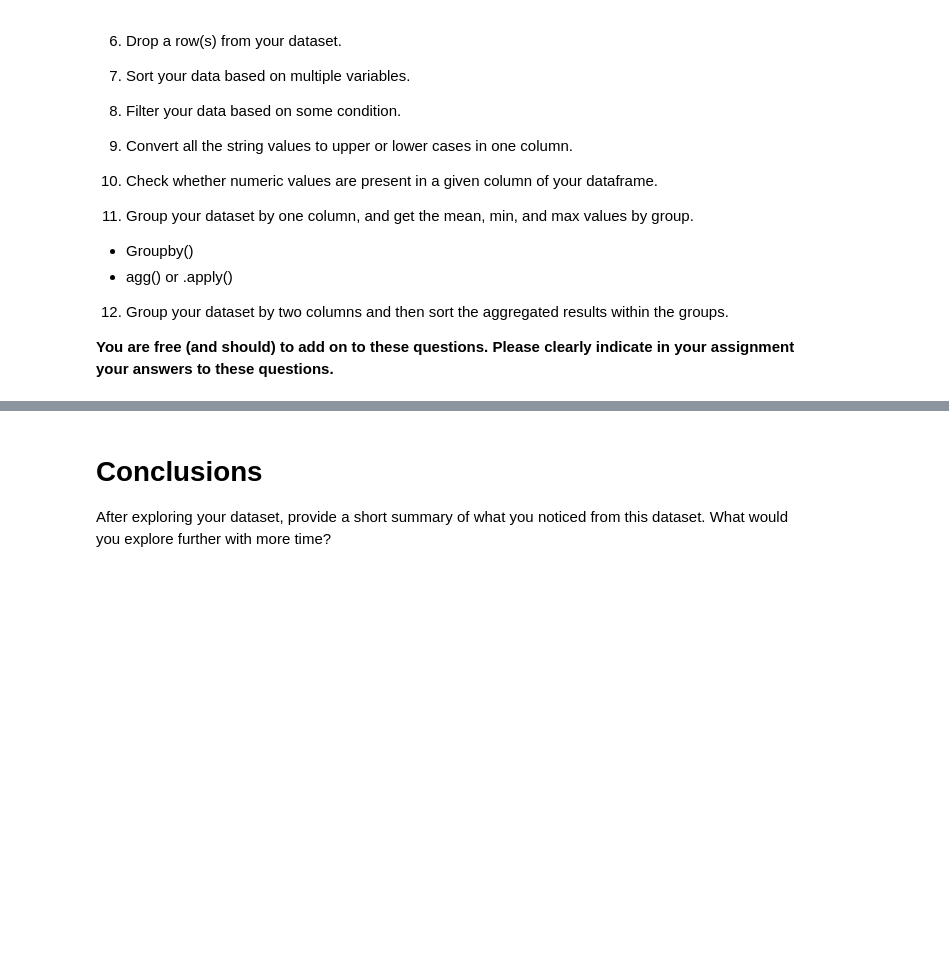
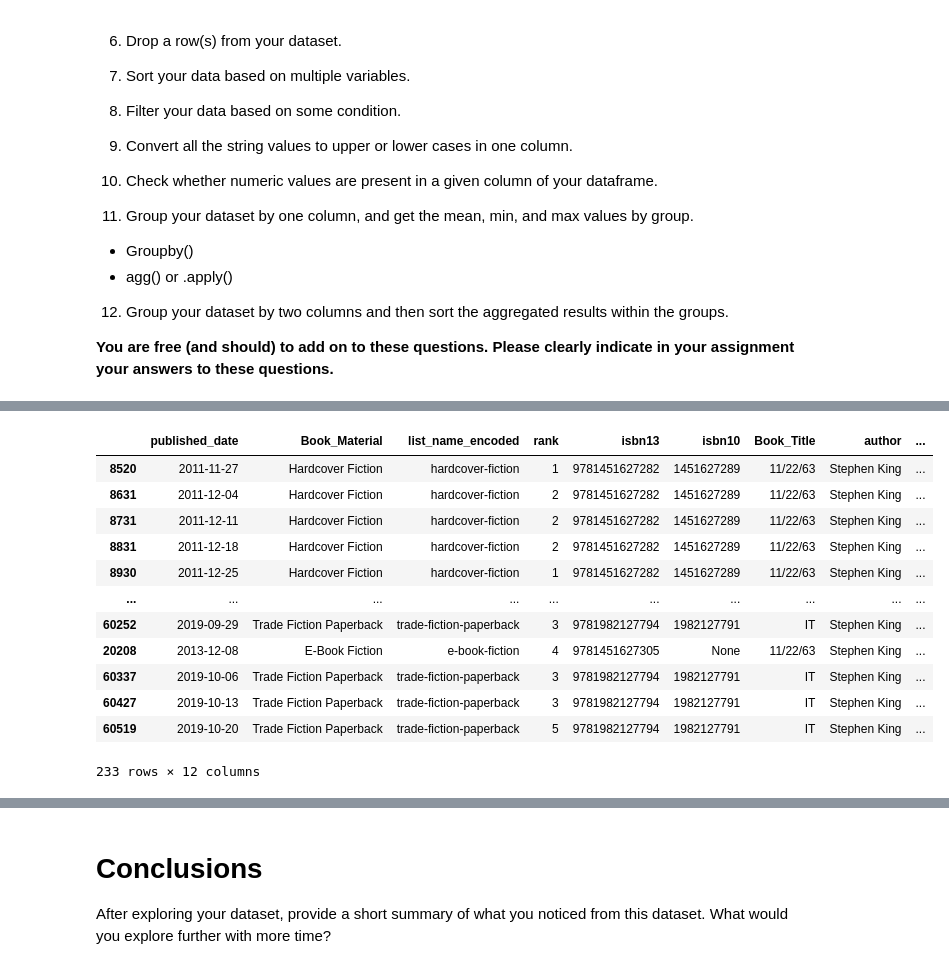
Before and after one commit to pujaroy280/DATA602Assignment7, a Jupyter notebook: Puja_Roy_07_assignment.ipynb, the cells around one changed output, grey strips where cells are left out. Saved outputs shown, nothing was run; the diff lists cells and outputs as text; code cells hidden in the pictures; blank space fills up the shorter version.

```diff
--- a/Puja_Roy_07_assignment.ipynb
+++ b/Puja_Roy_07_assignment.ipynb
@@ -169,0 +296,19 @@ Create a subset of your original data and perform the following.
+# %%
+# 8. Filter the data based on some condition
+# Filter data in the author column to observe the books that Stephen King wrote.
+author_name = df_cleaned_sorted[df_cleaned_sorted['author'] == 'Stephen King']
+author_name
+# %% [output]
+|  | published_date | Book_Material | list_name_encoded | rank | isbn13 | isbn10 | Book_Title | author | ... |
+| 8520 | 2011-11-27 | Hardcover Fiction | hardcover-fiction | 1 | 9781451627282 | 1451627289 | 11/22/63 | Stephen King | ... |
+| 8631 | 2011-12-04 | Hardcover Fiction | hardcover-fiction | 2 | 9781451627282 | 1451627289 | 11/22/63 | Stephen King | ... |
+| 8731 | 2011-12-11 | Hardcover Fiction | hardcover-fiction | 2 | 9781451627282 | 1451627289 | 11/22/63 | Stephen King | ... |
+| 8831 | 2011-12-18 | Hardcover Fiction | hardcover-fiction | 2 | 9781451627282 | 1451627289 | 11/22/63 | Stephen King | ... |
+| 8930 | 2011-12-25 | Hardcover Fiction | hardcover-fiction | 1 | 9781451627282 | 1451627289 | 11/22/63 | Stephen King | ... |
+| ... | ... | ... | ... | ... | ... | ... | ... | ... | ... |
+| 60252 | 2019-09-29 | Trade Fiction Paperback | trade-fiction-paperback | 3 | 9781982127794 | 1982127791 | IT | Stephen King | ... |
+| 20208 | 2013-12-08 | E-Book Fiction | e-book-fiction | 4 | 9781451627305 | None | 11/22/63 | Stephen King | ... |
+| 60337 | 2019-10-06 | Trade Fiction Paperback | trade-fiction-paperback | 3 | 9781982127794 | 1982127791 | IT | Stephen King | ... |
+| 60427 | 2019-10-13 | Trade Fiction Paperback | trade-fiction-paperback | 3 | 9781982127794 | 1982127791 | IT | Stephen King | ... |
+| 60519 | 2019-10-20 | Trade Fiction Paperback | trade-fiction-paperback | 5 | 9781982127794 | 1982127791 | IT | Stephen King | ... |
+233 rows × 12 columns
```
Also changed, not shown: parts of 15 cells of this notebook.
